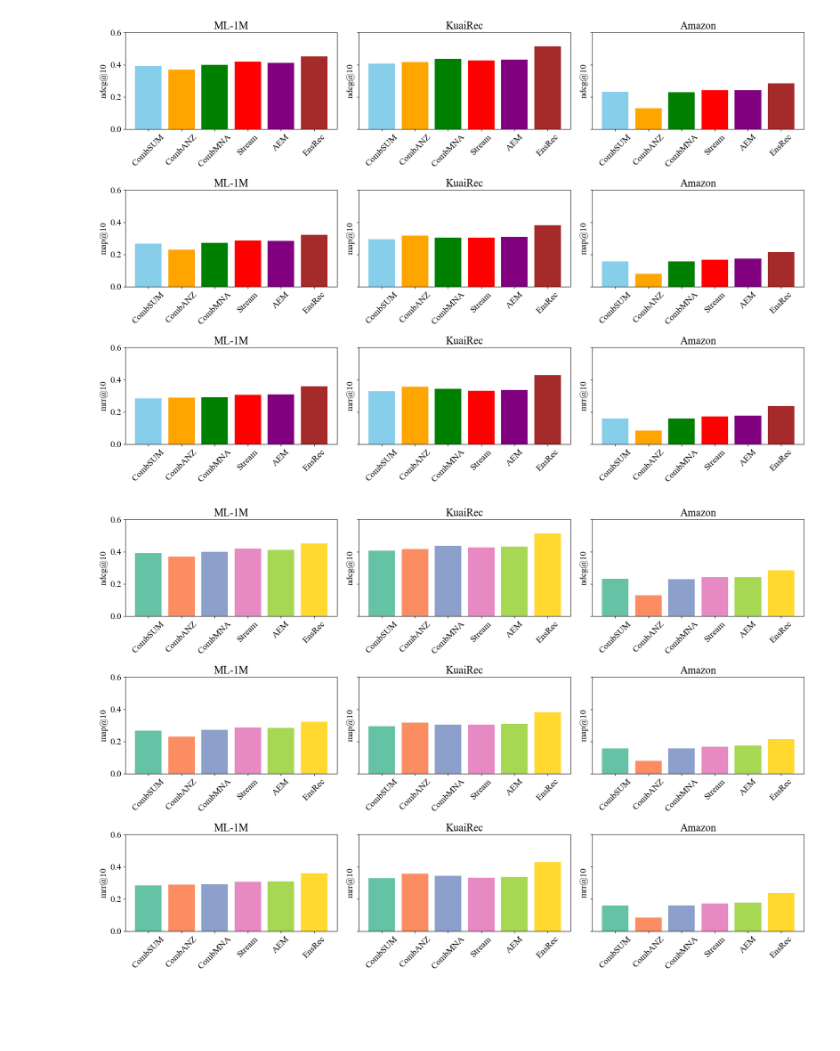
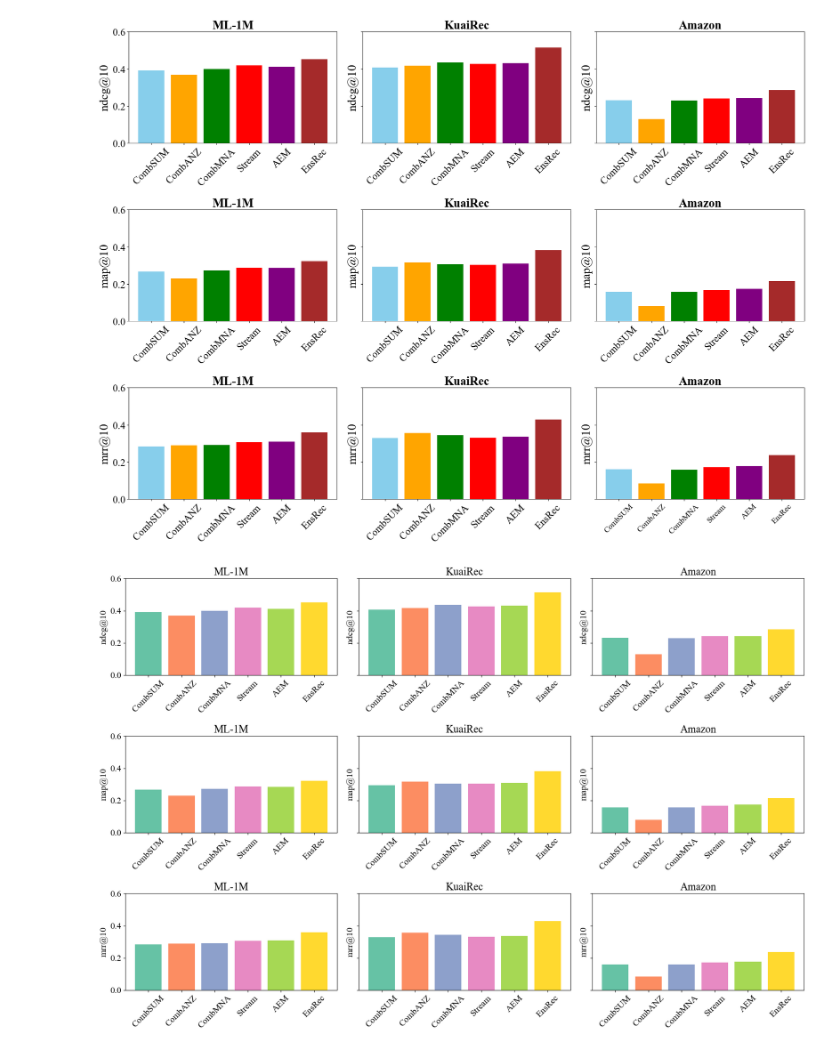
Before and after one commit to NoyeArk/graduation_design, a Jupyter notebook: ipynb/result_draw.ipynb, the cells around one changed output. Drawn from its saved outputs; the diff is of its cells as text; code cells hidden in the pictures; blank space fills up the shorter version.

```diff
--- a/ipynb/result_draw.ipynb
+++ b/ipynb/result_draw.ipynb
@@ -13,38 +13,40 @@ metric_values = {
         'ML-1M': [0.3914, 0.3682, 0.3995, 0.4186, 0.4116, 0.4518],
         'KuaiRec': [0.4072, 0.4174, 0.4353, 0.4256, 0.4313, 0.5136],
         'Amazon': [0.2306, 0.1297, 0.2298, 0.2409, 0.2429, 0.2847]
     },
     'map@10': {
         'ML-1M': [0.2662, 0.2299, 0.2726, 0.2867, 0.2851, 0.3219],
         'KuaiRec': [0.2931, 0.3155, 0.3052, 0.3032, 0.3100, 0.3809],
         'Amazon': [0.1577, 0.0808, 0.1571, 0.1680, 0.1740, 0.2148]
     },
     'mrr@10': {
         'ML-1M': [0.2836, 0.2888, 0.2922, 0.3077, 0.3100, 0.3594],
         'KuaiRec': [0.3284, 0.3553, 0.3435, 0.3311, 0.3357, 0.4283],
         'Amazon': [0.1600, 0.0839, 0.1594, 0.1715, 0.1771, 0.2364]
     }
 }
 
-fig, axes = plt.subplots(3, 3, figsize=(18, 12), sharey='row')
-plt.rcParams.update({'font.size': 16})  # 将字体大小设置为14，可以根据需要调整
+fig, axes = plt.subplots(3, 3, figsize=(20, 15), sharey='row')
+plt.rcParams.update({'font.size': 20})  # 将字体大小设置为14，可以根据需要调整
 
 for row, metric in enumerate(metrics):
     for col, dataset in enumerate(datasets):
         ax = axes[row, col]
         values = metric_values[metric][dataset]
         x = np.arange(len(methods))
         ax.bar(x, values, color=colors)
-        ax.set_title(dataset)
-        ax.set_ylabel(metric, fontsize=16)
+        ax.set_title(dataset, fontweight='bold')
+        ax.set_ylabel(metric, fontsize=24)
         ax.set_xticks(x)
         ax.set_xticklabels(methods, rotation=45)
         ax.set_ylim(0, 0.6)
 
+plt.tick_params(axis='x', labelsize=16)  # x轴坐标数字
+plt.tick_params(axis='y', labelsize=16)  # y轴坐标数字
 plt.tight_layout()
 plt.show()
 # %% [output]
-[figure, old version]
+[figure, new version]
 # %%
 import numpy as np
 import matplotlib.pyplot as plt
```
Also changed, not shown: 5 other files.
